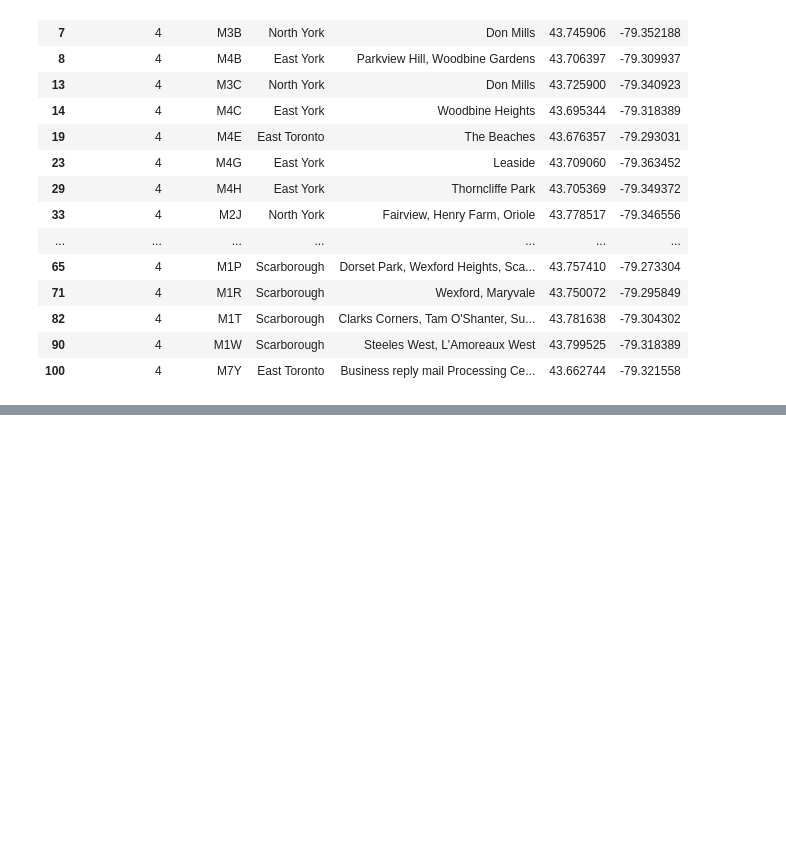
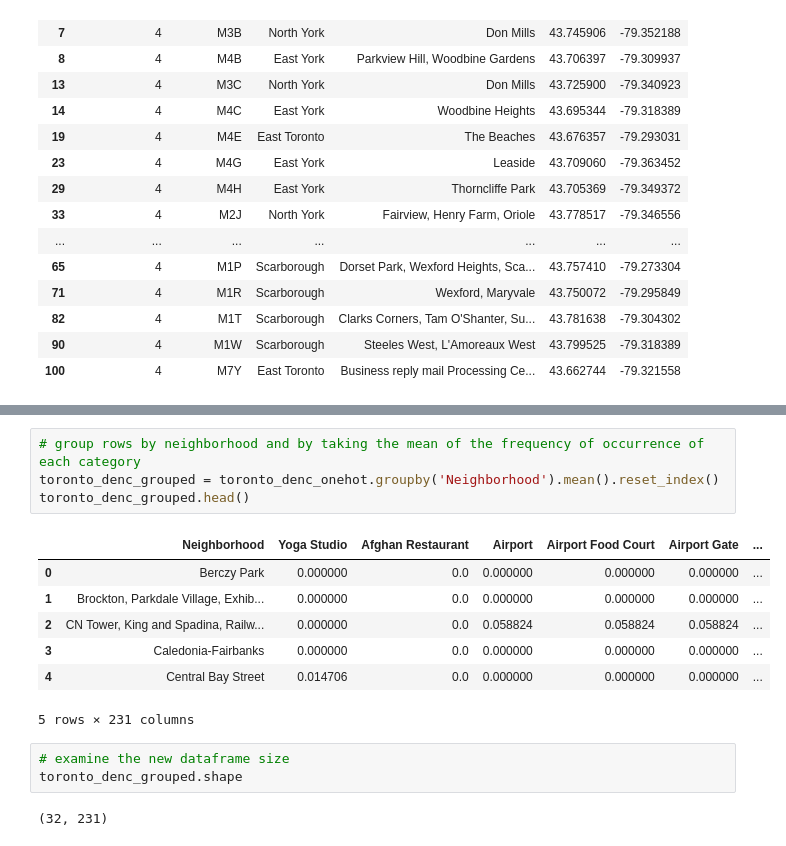
Before and after one commit to RainbowwwYQ/Coursera_Capstone, a Jupyter notebook: Week3_Sigmenting and Clustering Neighborhoods in the city of Toronto.ipynb, the cells around one changed output, grey strips where cells are left out. Drawn from its saved outputs; the diff is of its cells as text; blank space fills up the shorter version.

```diff
--- a/Week3_Sigmenting and Clustering Neighborhoods in the city of Toronto.ipynb
+++ b/Week3_Sigmenting and Clustering Neighborhoods in the city of Toronto.ipynb
@@ -330,0 +449,17 @@ df_toronto.loc[df_toronto['Cluster Labels'] == 4]
+# %%
+# group rows by neighborhood and by taking the mean of the frequency of occurrence of each category
+toronto_denc_grouped = toronto_denc_onehot.groupby('Neighborhood').mean().reset_index()
+toronto_denc_grouped.head()
+# %% [output]
+|  | Neighborhood | Yoga Studio | Afghan Restaurant | Airport | Airport Food Court | Airport Gate | ... |
+| 0 | Berczy Park | 0.000000 | 0.0 | 0.000000 | 0.000000 | 0.000000 | ... |
+| 1 | Brockton, Parkdale Village, Exhib... | 0.000000 | 0.0 | 0.000000 | 0.000000 | 0.000000 | ... |
+| 2 | CN Tower, King and Spadina, Railw... | 0.000000 | 0.0 | 0.058824 | 0.058824 | 0.058824 | ... |
+| 3 | Caledonia-Fairbanks | 0.000000 | 0.0 | 0.000000 | 0.000000 | 0.000000 | ... |
+| 4 | Central Bay Street | 0.014706 | 0.0 | 0.000000 | 0.000000 | 0.000000 | ... |
+5 rows × 231 columns
+# %%
+# examine the new dataframe size
+toronto_denc_grouped.shape
+# %% [output]
+(32, 231)
```
Also changed, not shown: parts of 18 cells of this notebook, 1 other file.
